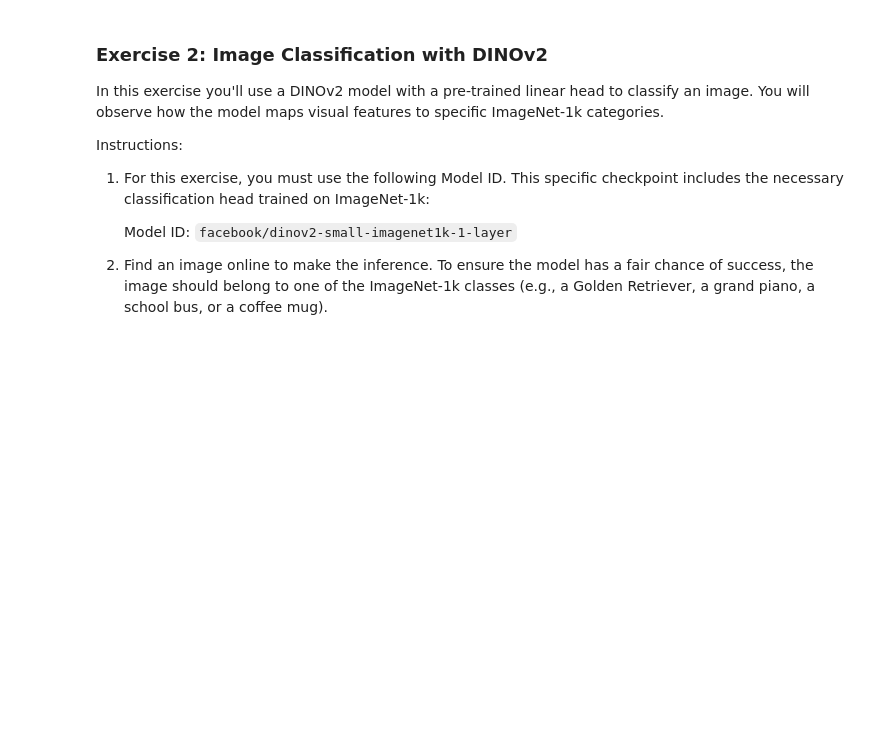
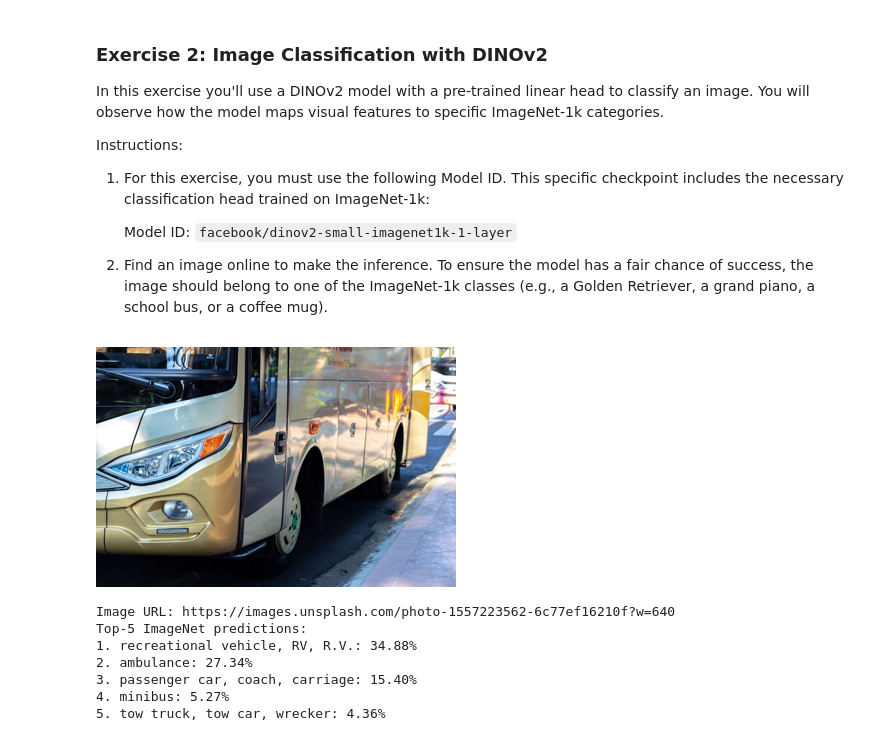
Before and after one commit to LujeenSendy/arti560-computer-vision-labs, a Jupyter notebook: lab10-visual-representations/lab10-visual-representations-exercise.ipynb, the cells around one changed output. Saved outputs shown, nothing was run; the diff lists cells and outputs as text; code cells hidden in the pictures; blank space fills up the shorter version.

```diff
--- a/lab10-visual-representations/lab10-visual-representations-exercise.ipynb
+++ b/lab10-visual-representations/lab10-visual-representations-exercise.ipynb
@@ -132,32 +155,41 @@ import requests
 import torch
 from io import BytesIO
 from PIL import Image
 from transformers import AutoImageProcessor, AutoModelForImageClassification
 
 MODEL_WITH_HEAD = "facebook/dinov2-small-imagenet1k-1-layer"
 DEVICE = "cuda" if torch.cuda.is_available() else "cpu"
 
 processor_cls = AutoImageProcessor.from_pretrained(MODEL_WITH_HEAD)
 classifier = AutoModelForImageClassification.from_pretrained(MODEL_WITH_HEAD).to(DEVICE)
 classifier.eval()
 
 # Online ImageNet-style example: a school bus.
-image_url = "https://upload.wikimedia.org/wikipedia/commons/thumb/6/69/Thomas_Saf-T-Liner_C2_school_bus.jpg/640px-Thomas_Saf-T-Liner_C2_school_bus.jpg"
-img_bytes = requests.get(image_url, timeout=20)
+image_url = "https://images.unsplash.com/photo-1557223562-6c77ef16210f?w=640"
+img_bytes = requests.get(image_url, timeout=20, headers={"User-Agent": "Mozilla/5.0"})
 img_bytes.raise_for_status()
 query_image = Image.open(BytesIO(img_bytes.content)).convert("RGB")
 
 display(query_image.resize((360, 240)))
 
 model_inputs = processor_cls(images=query_image, return_tensors="pt").to(DEVICE)
 
 with torch.no_grad():
     output = classifier(**model_inputs)
     scores = torch.softmax(output.logits, dim=-1)[0]
     probabilities, class_ids = scores.topk(5)
 
 print(f"Image URL: {image_url}")
 print("Top-5 ImageNet predictions:")
 for rank, (class_id, probability) in enumerate(zip(class_ids.tolist(), probabilities.tolist()), start=1):
     class_name = classifier.config.id2label[class_id]
     print(f"{rank}. {class_name}: {probability:.2%}")
+# %% [output]
+[figure, added]
+Image URL: https://images.unsplash.com/photo-1557223562-6c77ef16210f?w=640
+Top-5 ImageNet predictions:
+1. recreational vehicle, RV, R.V.: 34.88%
+2. ambulance: 27.34%
+3. passenger car, coach, carriage: 15.40%
+4. minibus: 5.27%
+5. tow truck, tow car, wrecker: 4.36%
```
Also changed, not shown: parts of 1 cell of this notebook.
